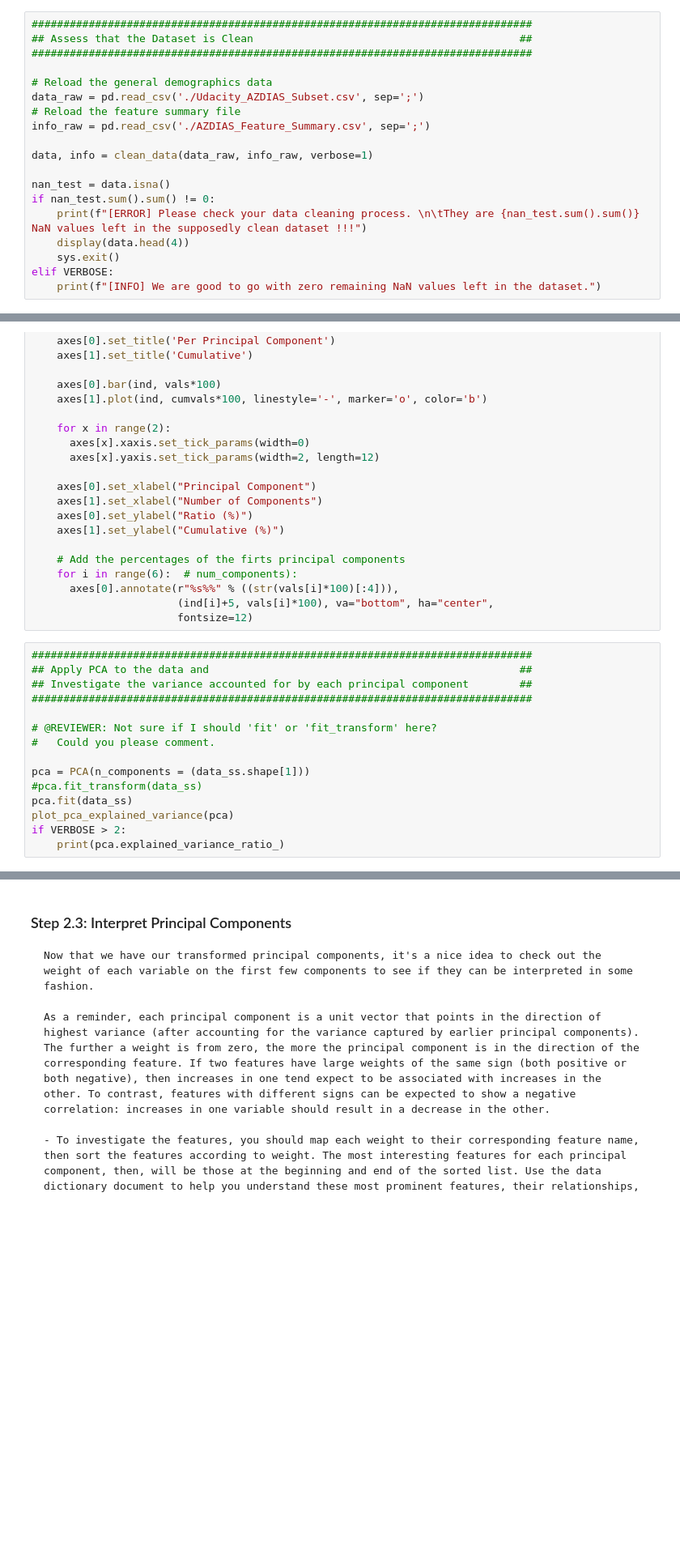
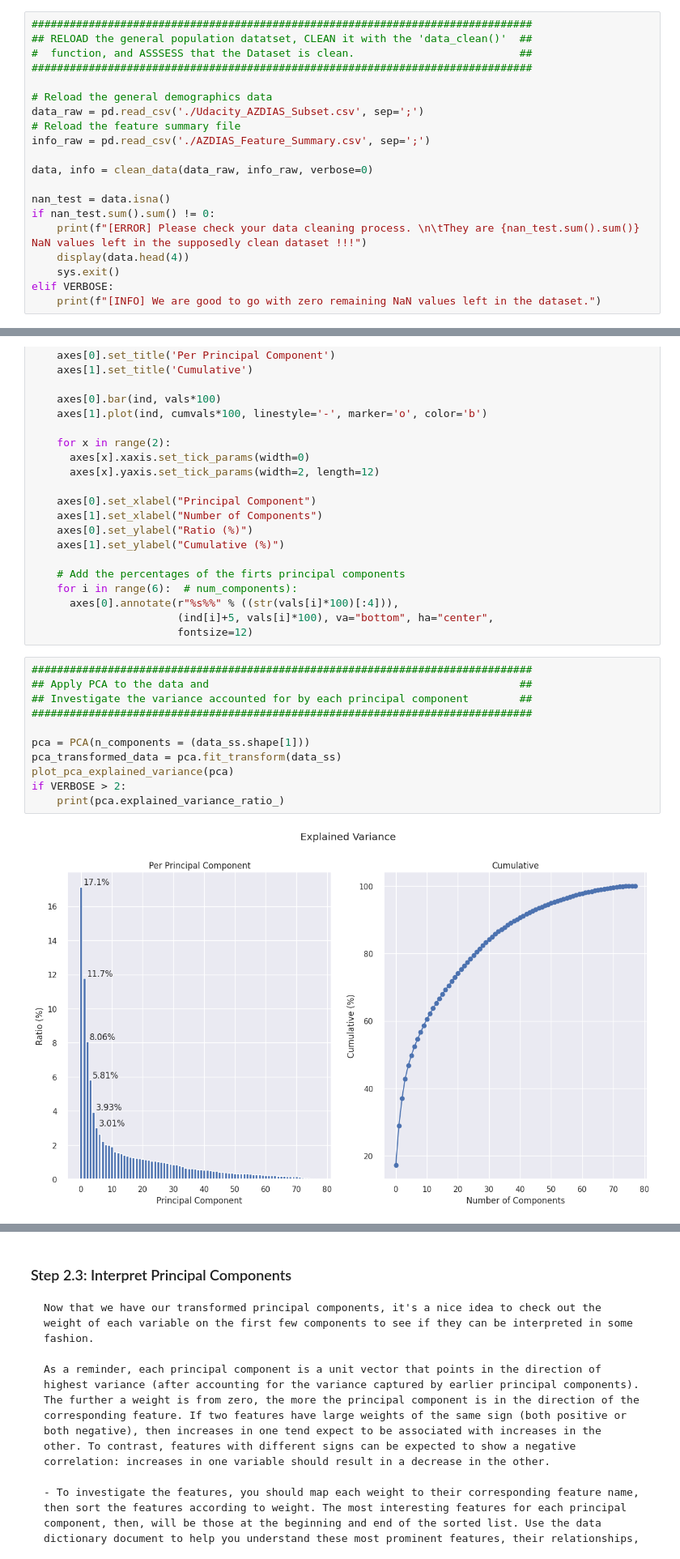
Before and after one commit to fab7/LESSONS-Unsupervised-Learning, a Jupyter notebook: project/Identify_Customer_Segments.ipynb, the cells around one changed output, grey strips where cells are left out. Shown at 81% size. Drawn from its saved outputs; the diff is of its cells as text; blank space fills up the shorter version.

````diff
--- a/project/Identify_Customer_Segments.ipynb
+++ b/project/Identify_Customer_Segments.ipynb
@@ -1129,7 +1129,8 @@ Before we apply dimensionality reduction techniques to the data, we need to perf
 ```
 # %%
 ###############################################################################
-## Assess that the Dataset is Clean                                          ##
+## RELOAD the general population datatset, CLEAN it with the 'data_clean()'  ##
+#  function, and ASSSESS that the Dataset is clean.                          ##
 ###############################################################################
 
 # Reload the general demographics data
@@ -1137,7 +1138,7 @@ data_raw = pd.read_csv('./Udacity_AZDIAS_Subset.csv', sep=';')
 # Reload the feature summary file
 info_raw = pd.read_csv('./AZDIAS_Feature_Summary.csv', sep=';')
 
-data, info = clean_data(data_raw, info_raw, verbose=1)
+data, info = clean_data(data_raw, info_raw, verbose=0)
 
 nan_test = data.isna()
 if nan_test.sum().sum() != 0:
@@ -1226,17 +1236,15 @@ def plot_pca_explained_variance(pca):
 # %%
 ###############################################################################
 ## Apply PCA to the data and                                                 ##
 ## Investigate the variance accounted for by each principal component        ##
 ###############################################################################
 
-# @REVIEWER: Not sure if I should 'fit' or 'fit_transform' here?
-#   Could you please comment.
-
 pca = PCA(n_components = (data_ss.shape[1]))
-#pca.fit_transform(data_ss)
-pca.fit(data_ss)
+pca_transformed_data = pca.fit_transform(data_ss)
 plot_pca_explained_variance(pca)
 if VERBOSE > 2:
     print(pca.explained_variance_ratio_)
+# %% [output]
+[figure, added]
 # %%
 ###############################################################################
````
Also changed, not shown: parts of 15 cells of this notebook.
